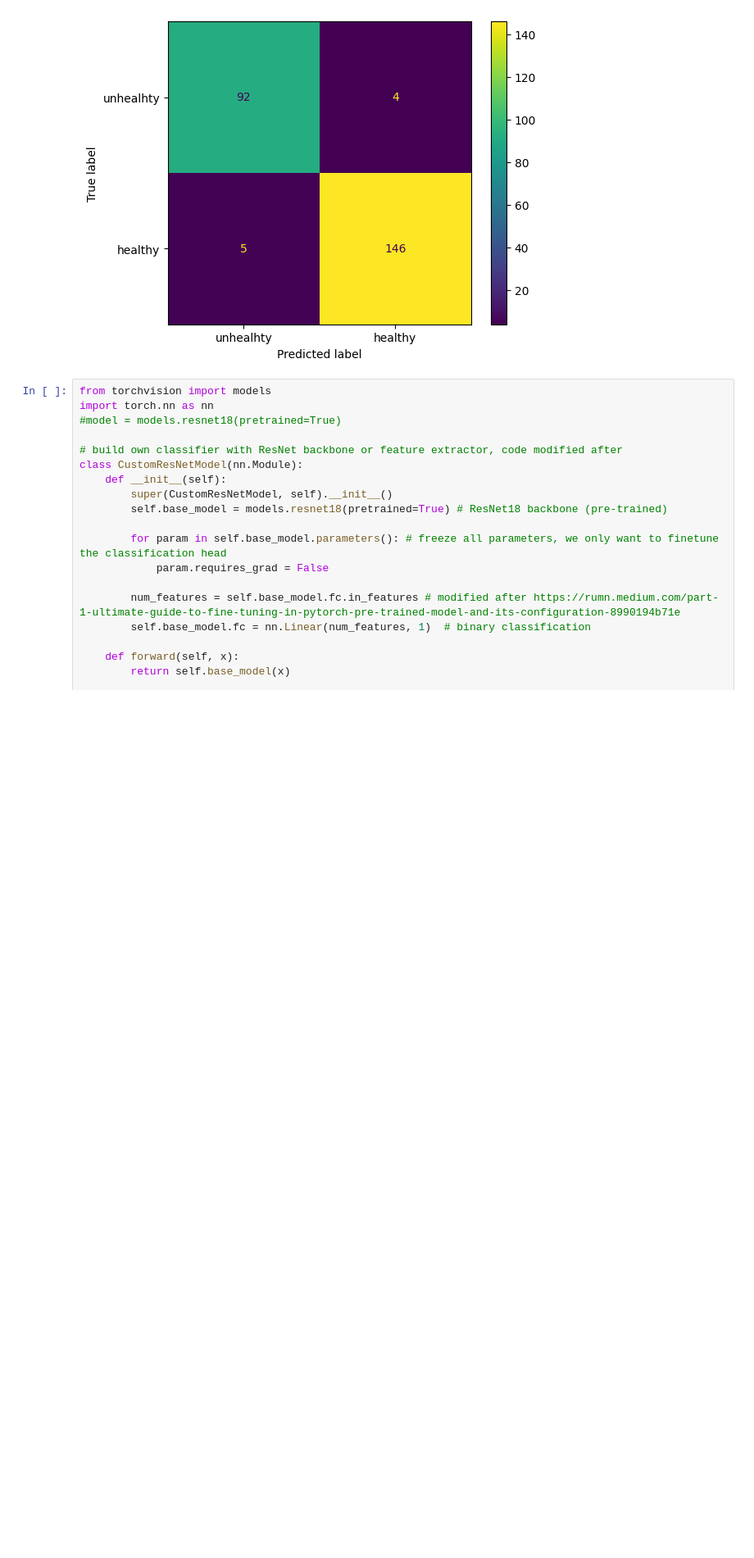
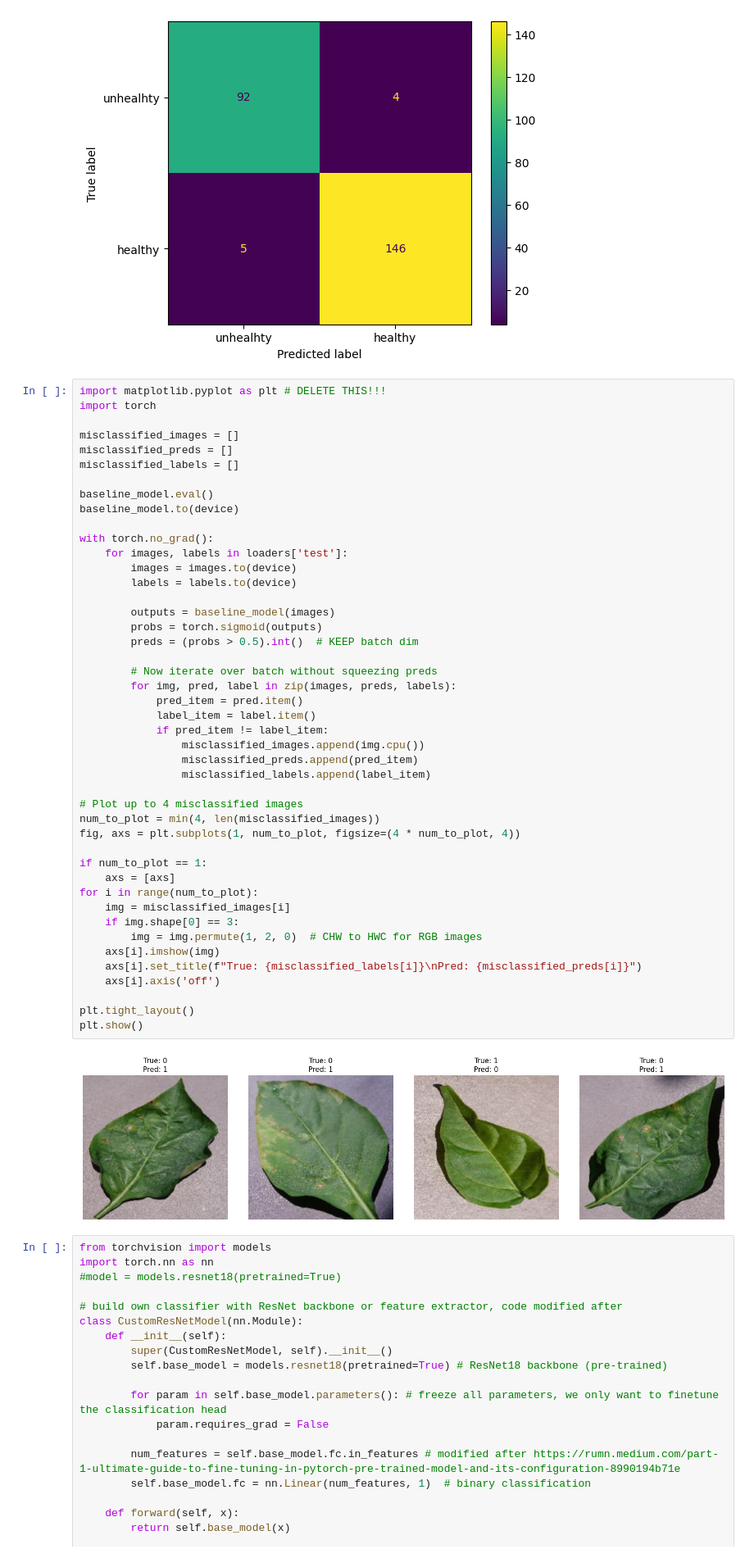
Before and after one commit to reascr/MSC-in-IT-and-Cognition, a Jupyter notebook: AppliedAI/Second_assignment_dataset_3.ipynb, the cells around one changed output. Shown at 82% size. Saved outputs shown, nothing was run; the diff lists cells and outputs as text; blank space fills up the shorter version.

```diff
--- a/AppliedAI/Second_assignment_dataset_3.ipynb
+++ b/AppliedAI/Second_assignment_dataset_3.ipynb
@@ -506,6 +506,53 @@ Test accuracy: 0.964
 Test F1 Score: 0.970
 <sklearn.metrics._plot.confusion_matrix.ConfusionMatrixDisplay at 0x...>
 [figure]
+# %%
+import matplotlib.pyplot as plt # DELETE THIS!!!
+import torch
+
+misclassified_images = []
+misclassified_preds = []
+misclassified_labels = []
+
+baseline_model.eval()
+baseline_model.to(device)
+
+with torch.no_grad():
+    for images, labels in loaders['test']:
+        images = images.to(device)
+        labels = labels.to(device)
+
+        outputs = baseline_model(images)
+        probs = torch.sigmoid(outputs)
+        preds = (probs > 0.5).int()  # KEEP batch dim
+
+        # Now iterate over batch without squeezing preds
+        for img, pred, label in zip(images, preds, labels):
+            pred_item = pred.item()
+            label_item = label.item()
+            if pred_item != label_item:
+                misclassified_images.append(img.cpu())
+                misclassified_preds.append(pred_item)
+                misclassified_labels.append(label_item)
+
+# Plot up to 4 misclassified images
+num_to_plot = min(4, len(misclassified_images))
+fig, axs = plt.subplots(1, num_to_plot, figsize=(4 * num_to_plot, 4))
+
+if num_to_plot == 1:
+    axs = [axs]
+for i in range(num_to_plot):
+    img = misclassified_images[i]
+    if img.shape[0] == 3:
+        img = img.permute(1, 2, 0)  # CHW to HWC for RGB images
+    axs[i].imshow(img)
+    axs[i].set_title(f"True: {misclassified_labels[i]}\nPred: {misclassified_preds[i]}")
+    axs[i].axis('off')
+
+plt.tight_layout()
+plt.show()
+# %% [output]
+[figure, added]
 # %%
 from torchvision import models
 import torch.nn as nn
```
